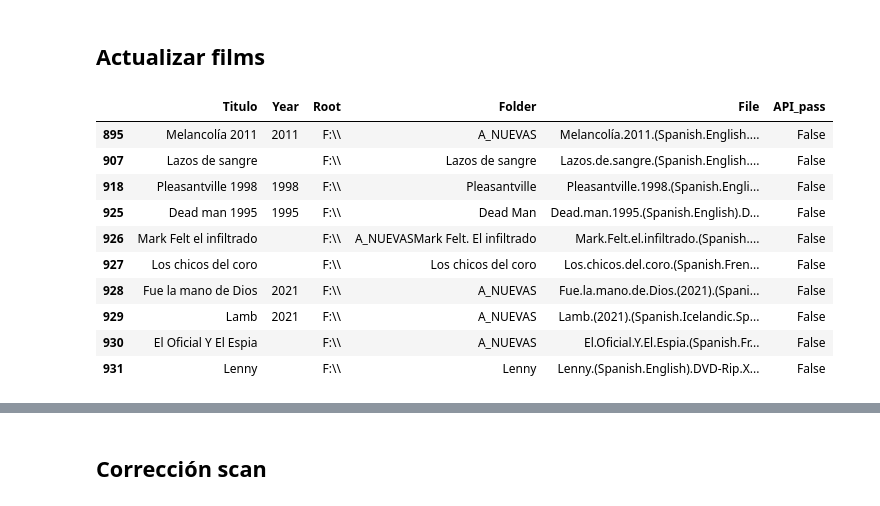
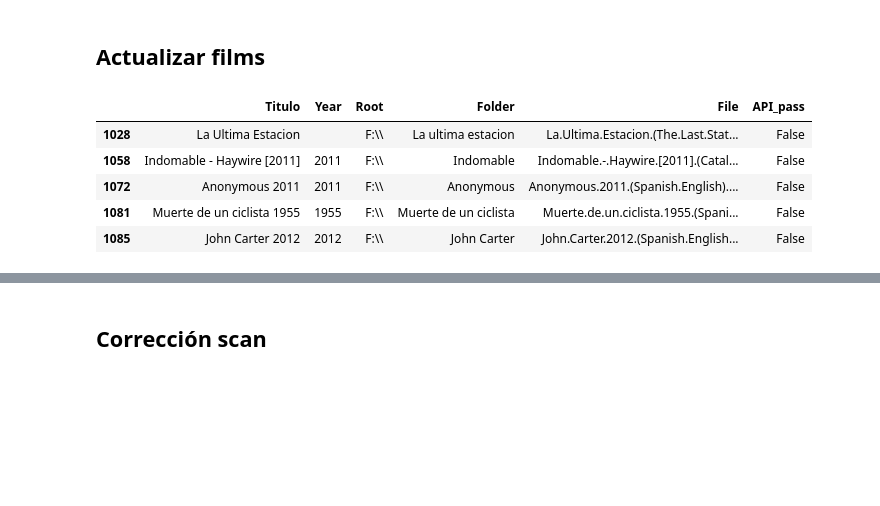
Before and after one commit to gusavato/streamberry, a Jupyter notebook: visor_control.ipynb, the cells around one changed output, grey strips where cells are left out. Cells and saved outputs as stored; diff of their text form; code cells hidden in the pictures; blank space fills up the shorter version.

```diff
--- a/visor_control.ipynb
+++ b/visor_control.ipynb
@@ -94,21 +99,16 @@ films.to_parquet('films.parquet',engine='pyarrow')
 ## Actualizar films
 # %%
 scan = pd.read_parquet('scan.parquet')
-df = scan[scan.API_pass == False][:50]
+df = scan[scan.API_pass == False]
 
 save_data(df)
 scan = pd.read_parquet('scan.parquet')
-scan[scan.API_pass == False].head(10)
+scan[scan.API_pass == False]
 # %% [output]
 |  | Titulo | Year | Root | Folder | File | API_pass |
-| 895 | Melancolía 2011 | 2011 | F:\\ | A_NUEVAS | Melancolía.2011.(Spanish.English.... | False |
-| 907 | Lazos de sangre |  | F:\\ | Lazos de sangre | Lazos.de.sangre.(Spanish.English.... | False |
-| 918 | Pleasantville 1998 | 1998 | F:\\ | Pleasantville | Pleasantville.1998.(Spanish.Engli... | False |
-| 925 | Dead man 1995 | 1995 | F:\\ | Dead Man | Dead.man.1995.(Spanish.English).D... | False |
-| 926 | Mark Felt el infiltrado |  | F:\\ | A_NUEVASMark Felt. El infiltrado | Mark.Felt.el.infiltrado.(Spanish.... | False |
-| 927 | Los chicos del coro |  | F:\\ | Los chicos del coro | Los.chicos.del.coro.(Spanish.Fren... | False |
-| 928 | Fue la mano de Dios | 2021 | F:\\ | A_NUEVAS | Fue.la.mano.de.Dios.(2021).(Spani... | False |
-| 929 | Lamb | 2021 | F:\\ | A_NUEVAS | Lamb.(2021).(Spanish.Icelandic.Sp... | False |
-| 930 | El Oficial Y El Espia |  | F:\\ | A_NUEVAS | El.Oficial.Y.El.Espia.(Spanish.Fr... | False |
-| 931 | Lenny |  | F:\\ | Lenny | Lenny.(Spanish.English).DVD-Rip.X... | False |
+| 1028 | La Ultima Estacion |  | F:\\ | La ultima estacion | La.Ultima.Estacion.(The.Last.Stat... | False |
+| 1058 | Indomable - Haywire [2011] | 2011 | F:\\ | Indomable | Indomable.-.Haywire.[2011].(Catal... | False |
+| 1072 | Anonymous 2011 | 2011 | F:\\ | Anonymous | Anonymous.2011.(Spanish.English).... | False |
+| 1081 | Muerte de un ciclista 1955 | 1955 | F:\\ | Muerte de un ciclista | Muerte.de.un.ciclista.1955.(Spani... | False |
+| 1085 | John Carter 2012 | 2012 | F:\\ | John Carter | John.Carter.2012.(Spanish.English... | False |
 # %%
```
Also changed, not shown: parts of 11 cells of this notebook, 2 other files.
